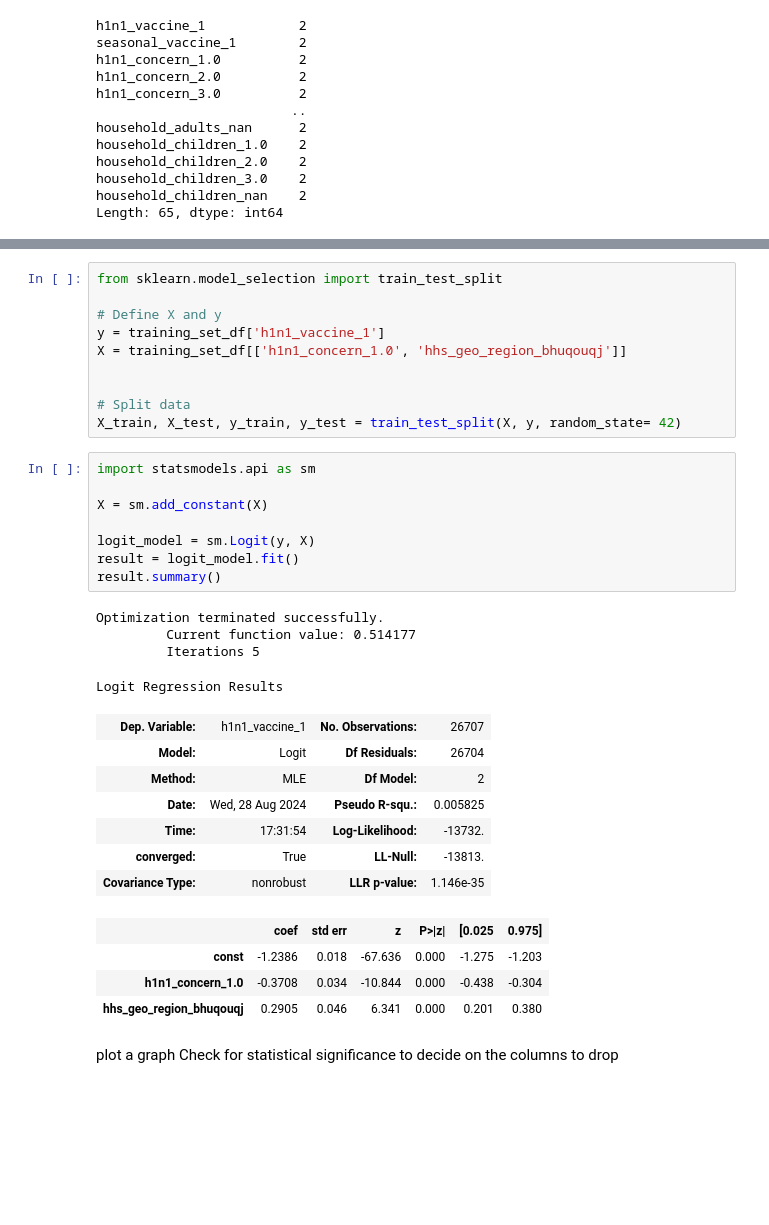
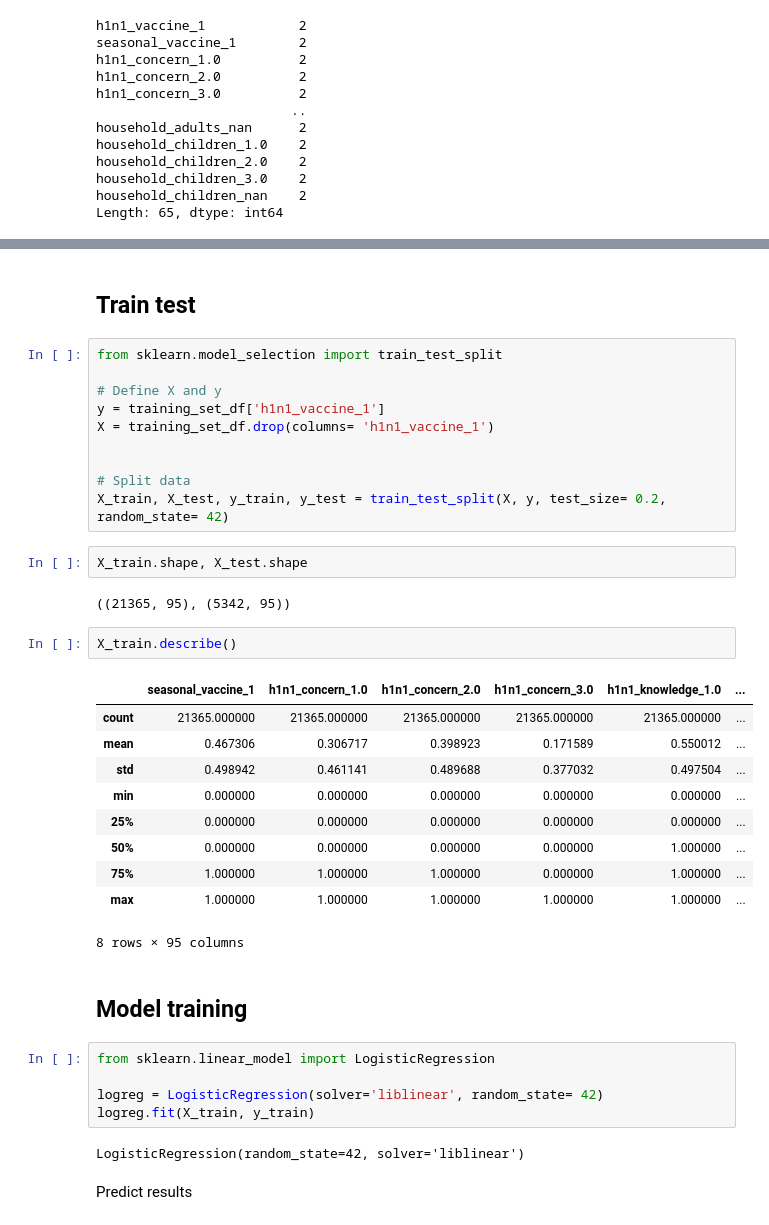
Before and after one commit to AwuorJ/Machine_Learning_Analysis_of_Gaps_in_Africas_Global_Health_Crisis_Response, a Jupyter notebook: workbook.ipynb, the cells around one changed output, grey strips where cells are left out. Cells and saved outputs as stored; diff of their text form; blank space fills up the shorter version.

Commit message:
Logistic Regression

```diff
--- a/workbook.ipynb
+++ b/workbook.ipynb
@@ -352,37 +458,40 @@ display(HTML(correlations.to_frame().to_html()))
+# %% [markdown]
+## Train test
 # %%
 from sklearn.model_selection import train_test_split
 
 # Define X and y
 y = training_set_df['h1n1_vaccine_1']
-X = training_set_df[['h1n1_concern_1.0', 'hhs_geo_region_bhuqouqj']]
+X = training_set_df.drop(columns= 'h1n1_vaccine_1')
 
 
 # Split data
-X_train, X_test, y_train, y_test = train_test_split(X, y, random_state= 42)
+X_train, X_test, y_train, y_test = train_test_split(X, y, test_size= 0.2, random_state= 42)
-# %%
-import statsmodels.api as sm
-
-X = sm.add_constant(X)
-
-logit_model = sm.Logit(y, X)
-result = logit_model.fit()
-result.summary()
-# %% [output]
-Optimization terminated successfully.
-         Current function value: 0.514177
-         Iterations 5
-Logit Regression Results
-| Dep. Variable: | h1n1_vaccine_1 | No. Observations: | 26707 |
-| Model: | Logit | Df Residuals: | 26704 |
-| Method: | MLE | Df Model: | 2 |
-| Date: | Wed, 28 Aug 2024 | Pseudo R-squ.: | 0.005825 |
-| Time: | 17:31:54 | Log-Likelihood: | -13732. |
-| converged: | True | LL-Null: | -13813. |
-| Covariance Type: | nonrobust | LLR p-value: | 1.146e-35 |
-|  | coef | std err | z | P>|z| | [0.025 | 0.975] |
-| const | -1.2386 | 0.018 | -67.636 | 0.000 | -1.275 | -1.203 |
-| h1n1_concern_1.0 | -0.3708 | 0.034 | -10.844 | 0.000 | -0.438 | -0.304 |
-| hhs_geo_region_bhuqouqj | 0.2905 | 0.046 | 6.341 | 0.000 | 0.201 | 0.380 |
-# %% [markdown]
-plot a graph
-Check for statistical significance to decide on the columns to drop
+# %%
+X_train.shape, X_test.shape
+# %% [output]
+((21365, 95), (5342, 95))
+# %%
+X_train.describe()
+# %% [output]
+|  | seasonal_vaccine_1 | h1n1_concern_1.0 | h1n1_concern_2.0 | h1n1_concern_3.0 | h1n1_knowledge_1.0 | ... |
+| count | 21365.000000 | 21365.000000 | 21365.000000 | 21365.000000 | 21365.000000 | ... |
+| mean | 0.467306 | 0.306717 | 0.398923 | 0.171589 | 0.550012 | ... |
+| std | 0.498942 | 0.461141 | 0.489688 | 0.377032 | 0.497504 | ... |
+| min | 0.000000 | 0.000000 | 0.000000 | 0.000000 | 0.000000 | ... |
+| 25% | 0.000000 | 0.000000 | 0.000000 | 0.000000 | 0.000000 | ... |
+| 50% | 0.000000 | 0.000000 | 0.000000 | 0.000000 | 1.000000 | ... |
+| 75% | 1.000000 | 1.000000 | 1.000000 | 0.000000 | 1.000000 | ... |
+| max | 1.000000 | 1.000000 | 1.000000 | 1.000000 | 1.000000 | ... |
+8 rows × 95 columns
+# %% [markdown]
+## Model training
+# %%
+from sklearn.linear_model import LogisticRegression
+
+logreg = LogisticRegression(solver='liblinear', random_state= 42)
+logreg.fit(X_train, y_train)
+# %% [output]
+LogisticRegression(random_state=42, solver='liblinear')
+# %% [markdown]
+Predict results
```
Also changed, not shown: parts of 30 cells of this notebook.
